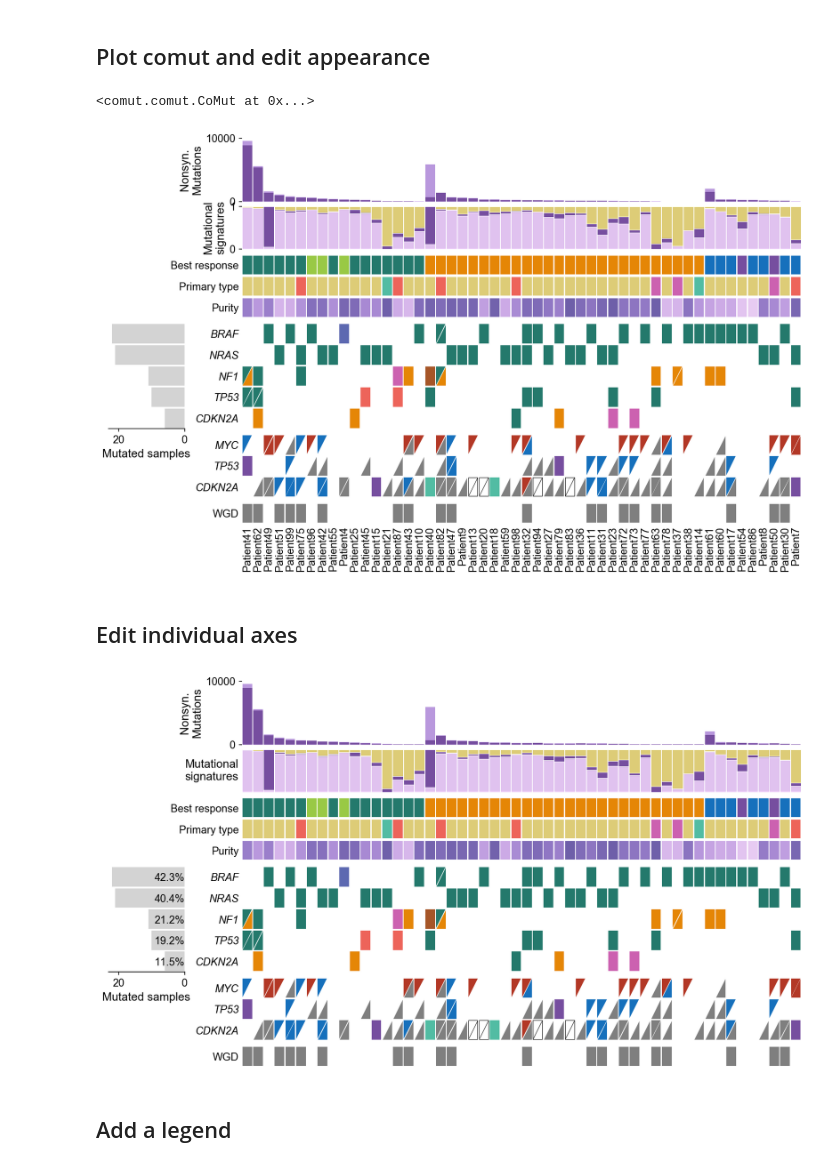
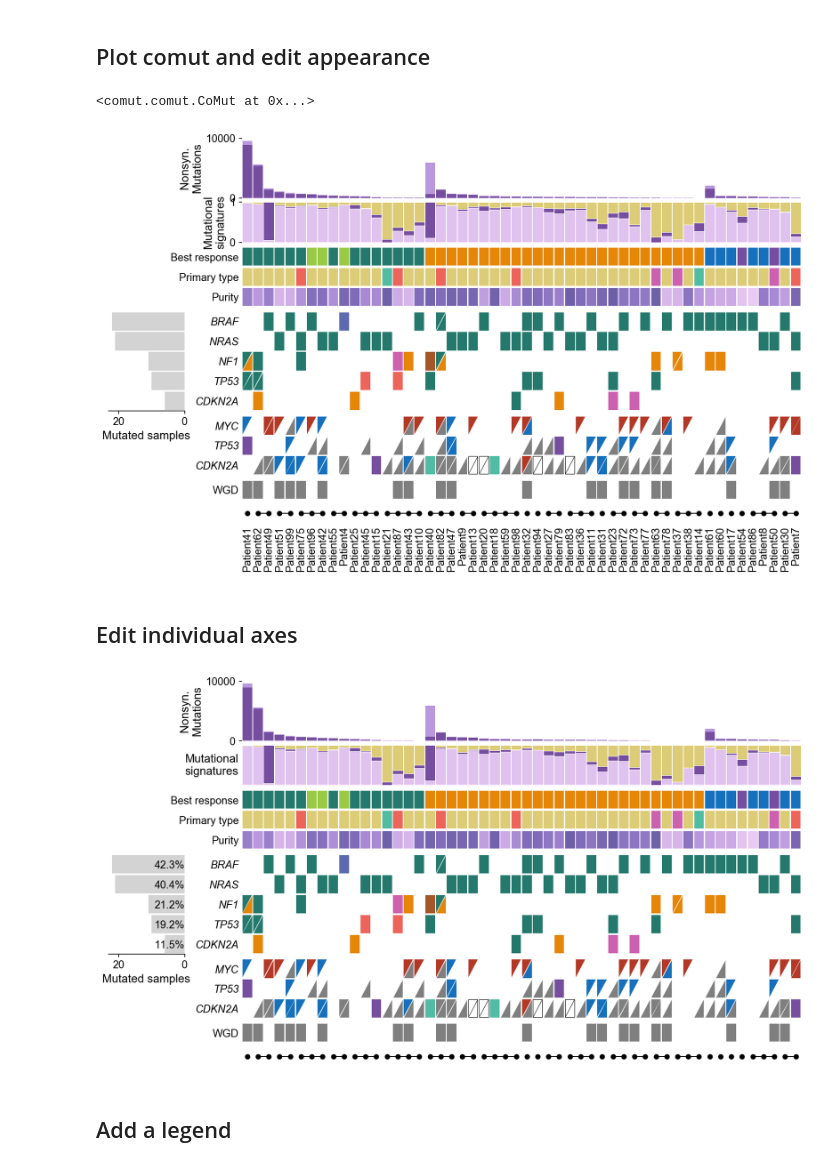
Before and after one commit to vanallenlab/comut, a Jupyter notebook: examples/documentation.ipynb, the cells around one changed output. Saved outputs shown, nothing was run; the diff lists cells and outputs as text; code cells hidden in the pictures.

Commit message:
update doc and images with indicators

```diff
--- a/examples/documentation.ipynb
+++ b/examples/documentation.ipynb
@@ -735,3 +748,10 @@ mut_burden_df = pd.read_csv('tutorial_data/melanoma_example/mutational_burden.ts
 
 # calculate side bar data from mutation data
 mut_freqs = pd.read_csv('tutorial_data/melanoma_example/mutation_frequency.tsv', sep = '\t')
+# %%
+# create toy indicator data
+np.random.seed(2)
+indicators = sorted(np.random.choice(range(30), size = 52))
+indicator_df = mut_burden_df[['sample']].copy()
+indicator_df['group'] = indicators
+indicator_df.head()
@@ -753,7 +780,7 @@ clinical_data['resp_idx'] = clinical_data['BR'].apply(lambda x: resp_idx_mapping
 clinical_data = clinical_data.sort_values(by = ['resp_idx', 'total_burden'], ascending = [False, False])
 
 # the resulting sample column is our sample order
-sample_order = clinical_data['sample']
+sample_order = list(clinical_data['sample'])
 # %% [markdown]
 <a id="mel_mapping"></a>
 ## Define mappings and `add_xxx_data` arguments
@@ -762,6 +789,8 @@ balance_6 = palettable.cmocean.diverging.Balance_6.mpl_colors
 safe_10 = palettable.cartocolors.qualitative.Safe_10.mpl_colors
 vivid_10 = palettable.cartocolors.qualitative.Vivid_10.mpl_colors
 purp_7 = palettable.cartocolors.sequential.Purp_7.mpl_colormap
+
+indicator_kwargs = {'color': 'black', 'marker': 'o', 'linewidth': 1, 'markersize': 5}
 
 wgd_mapping = {'Yes': {'facecolor': 'black', 'alpha': 0.5}, 'No': 'white'}
 
@@ -794,6 +823,9 @@ melanoma_comut = comut.CoMut()
 
 # define order of comut BEFORE any data is added
 melanoma_comut.samples = sample_order
+
+# add sample indicators
+melanoma_comut.add_sample_indicators(indicator_df, name = 'Same patient', plot_kwargs = indicator_kwargs)
 
 # add wgd, copy number, mutations, purity, primary type, best response, mutational signatures, and mutation burden
 melanoma_comut.add_categorical_data(wgd_df, name='WGD', mapping = wgd_mapping)
@@ -827,35 +859,36 @@ custom_rcParams = {
     'font.size': 12,
     'axes.labelsize': 13,
     'legend.fontsize': 12,
     'xtick.labelsize': 12,
     'ytick.labelsize': 12
 }
 
 rcParams.update(custom_rcParams)
 
 # define structure
-structure = [['WGD'],
+structure = [['Same patient'],
+             ['WGD'],
              ['Copy number alteration'],
              ['Mutation type'],
              ['Purity', 'Primary type', 'Best response'],
              ['Mutational signatures'],
              ['Mutation clonality']]
 
 #default for bar plots is 3, decrease mutational signatures to 2
 heights = {'Mutational signatures': 2}
 
 # decrease size of side bar
 widths = [0.6, 4.4]
 
 # move side bar plot closer to comut
 wspace = 0.18
 
 # plot the comut
 melanoma_comut.plot_comut(x_padding = 0.05, y_padding = 0.04, tri_padding = 0.03, hspace = 0.08, structure = structure, subplot_hspace = 0.01,
                           heights = heights, widths = widths, wspace = wspace, figsize = (14, 8))
 # %% [output]
 <comut.comut.CoMut at 0x...>
-[figure, old version]
+[figure, new version]
 # %% [markdown]
 ## Edit individual axes
 # %%
@@ -891,7 +924,7 @@ melanoma_comut.axes['Mutated samples'].yaxis.tick_right()
 
 melanoma_comut.figure
 # %% [output]
-[figure, old version]
+[figure, new version]
 # %% [markdown]
 ## Add a legend
 # %%
```
Also changed, not shown: parts of 19 cells of this notebook, 4 other files.
